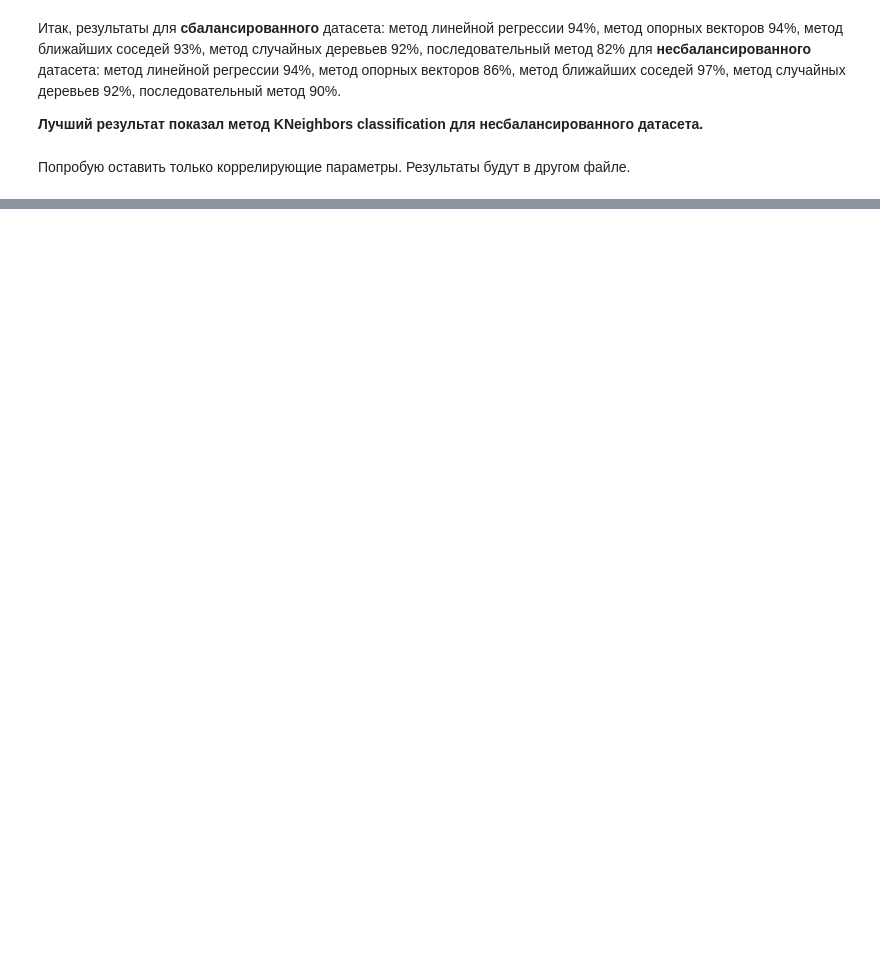
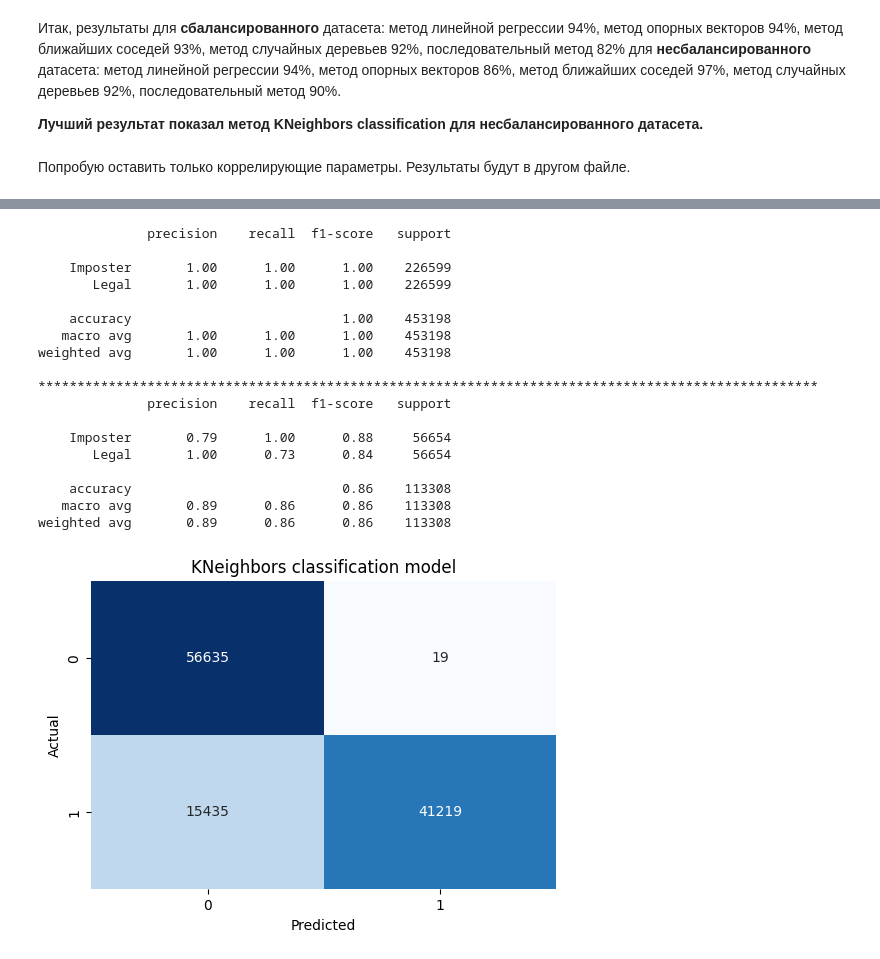
Before and after one commit to LitvinovaYaI/ML_Credit_cards, a Jupyter notebook: ML_task2.ipynb, the cells around one changed output, grey strips where cells are left out. Cells and saved outputs as stored; diff of their text form; code cells hidden in the pictures; blank space fills up the shorter version.

```diff
--- a/ML_task2.ipynb
+++ b/ML_task2.ipynb
@@ -212,6 +229,8 @@ def KNeighbors(x_train, y_train, x_test, y_test):
   print(res_train)
   print("*"*100)
   print(res_test)
+  plot_confusion_matrix(y_test, y_pred_test, "KNeighbors classification model")
+  return y_pred_test
 # %%
 # Random Forest Classifier model
 def RanFor(x_train, y_train, x_test, y_test):
@@ -476,0 +567,22 @@ weighted avg       1.00      1.00      1.00     56746
+# %%
+Kneib_smpl = KNeighbors(x_train_smpl, y_train_smpl, x_test_smpl, y_test_smpl)
+# %% [output]
+              precision    recall  f1-score   support
+
+    Imposter       1.00      1.00      1.00    226599
+       Legal       1.00      1.00      1.00    226599
+
+    accuracy                           1.00    453198
+   macro avg       1.00      1.00      1.00    453198
+weighted avg       1.00      1.00      1.00    453198
+
+****************************************************************************************************
+              precision    recall  f1-score   support
+
+    Imposter       0.79      1.00      0.88     56654
+       Legal       1.00      0.73      0.84     56654
+
+    accuracy                           0.86    113308
+   macro avg       0.89      0.86      0.86    113308
+weighted avg       0.89      0.86      0.86    113308
+[figure, added]
```
Also changed, not shown: parts of 33 cells of this notebook.
